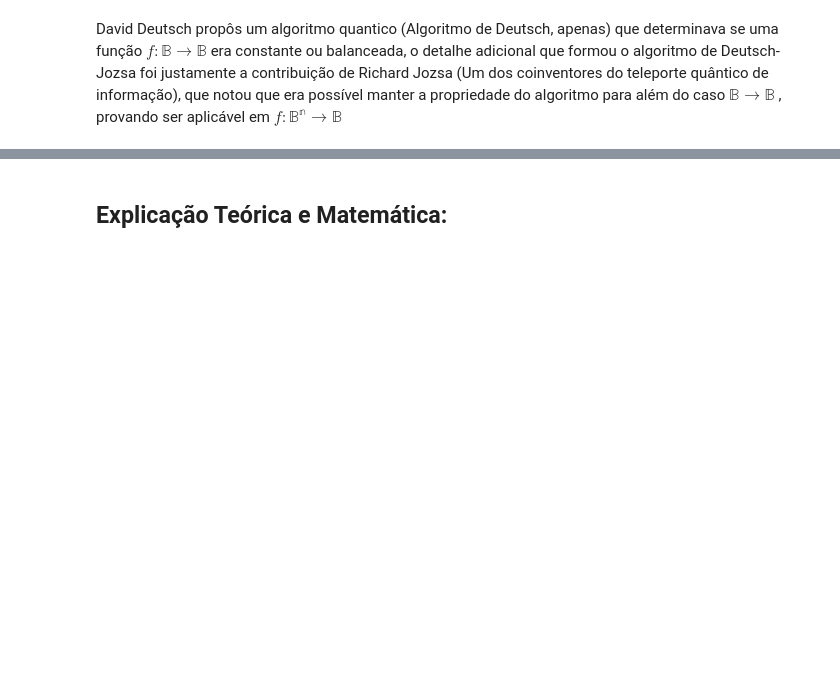
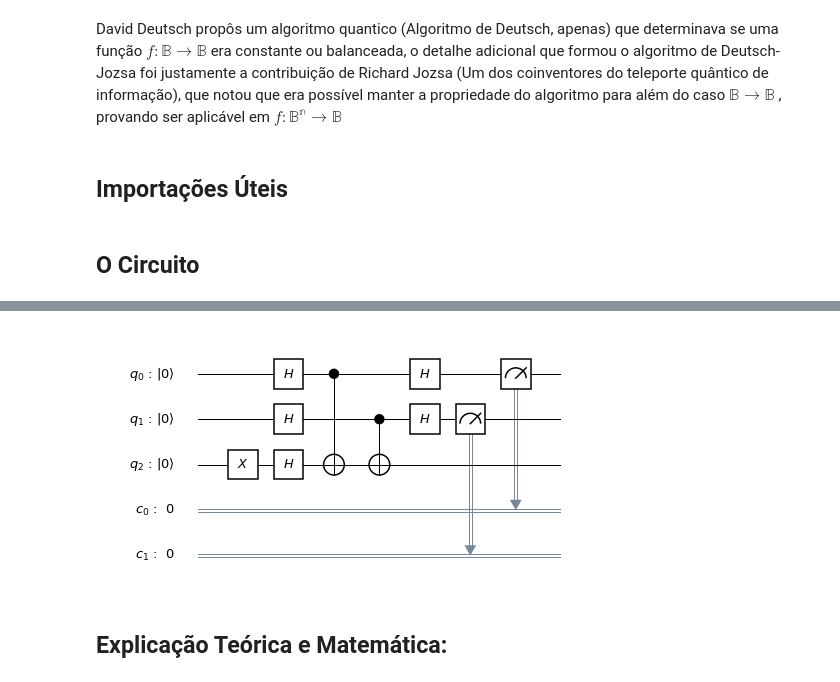
Before and after one commit to 98PASS/cqtutorial, a Jupyter notebook: dj.ipynb, the cells around one changed output, grey strips where cells are left out. Drawn from its saved outputs; the diff is of its cells as text; code cells hidden in the pictures; blank space fills up the shorter version.

```diff
--- a/dj.ipynb
+++ b/dj.ipynb
@@ -8,3 +8,5 @@
 ## Uma Breve História:
 # %% [markdown]
 David Deutsch propôs um algoritmo quantico (Algoritmo de Deutsch, apenas) que determinava se uma função $f:\mathbb{B} \rightarrow \mathbb{B}$ era constante ou balanceada, o detalhe adicional que formou o algoritmo de Deutsch-Jozsa foi justamente a contribuição de Richard Jozsa (Um dos coinventores do teleporte quântico de informação), que notou que era possível manter a propriedade do algoritmo para além do caso $\mathbb{B} \rightarrow \mathbb{B}$ , provando ser aplicável em   $f:\mathbb{B^n} \rightarrow \mathbb{B}$
+# %% [markdown]
+## Importações Úteis
@@ -10,0 +22,45 @@ David Deutsch propôs um algoritmo quantico (Algoritmo de Deutsch, apenas) que d
+# %% [markdown]
+## O Circuito
+# %%
+#Criação de um registrador quântico com 3 bits
+q = QuantumRegister(3, 'q')
+
+#Criação de um circuito quântico agindo no registrador q
+circuito = QuantumCircuit(q)
+
+#Criação de um circuito clássico com 2 bits
+c = ClassicalRegister(2, 'c')
+
+#Criação de um circuito quântico
+quant = QuantumCircuit(q, c)
+quant.barrier(q)
+
+#Mudamos a fase do qubit de baixo
+quant.x(q[2])
+
+quant.barrier(q)
+
+#Aplicamos Hadamard em todos os qubits do topo
+for bit in range(3):
+    quant.h(q[bit])
+
+#Aplicamos a função
+for bit in range(2):
+    quant.cx(q[bit], q[2])
+
+quant.barrier(q)
+
+#Aplicamos Hadamard novamente nos qubits do topo
+for bit in range(2):
+    quant.h(q[bit])
+
+quant.barrier(q)
+
+#Mapeamento da medição dos qubits para os bits clássicos
+for bit in range(2):
+    quant.measure(q[bit], c[bit])
+
+qc = circuito + quant
+
+circuit_drawer(qc)
+# %% [output]
@@ -11,3 +68,4 @@ David Deutsch propôs um algoritmo quantico (Algoritmo de Deutsch, apenas) que d
+[figure, added]
 # %% [markdown]
 ## Explicação Teórica e Matemática:
 # %% [markdown]
```
Also changed, not shown: parts of 8 cells of this notebook.
